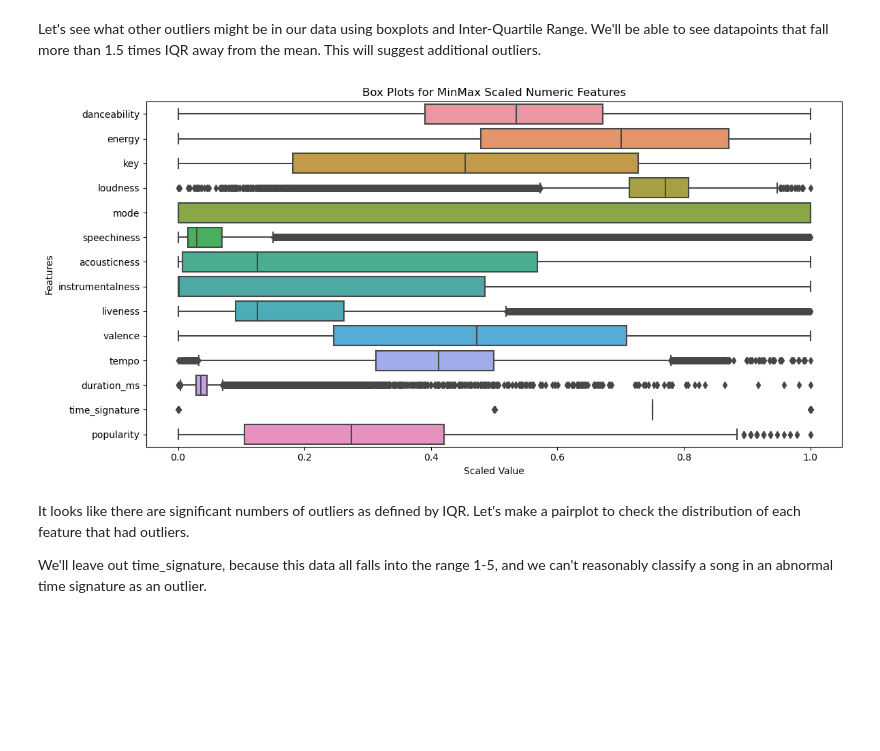
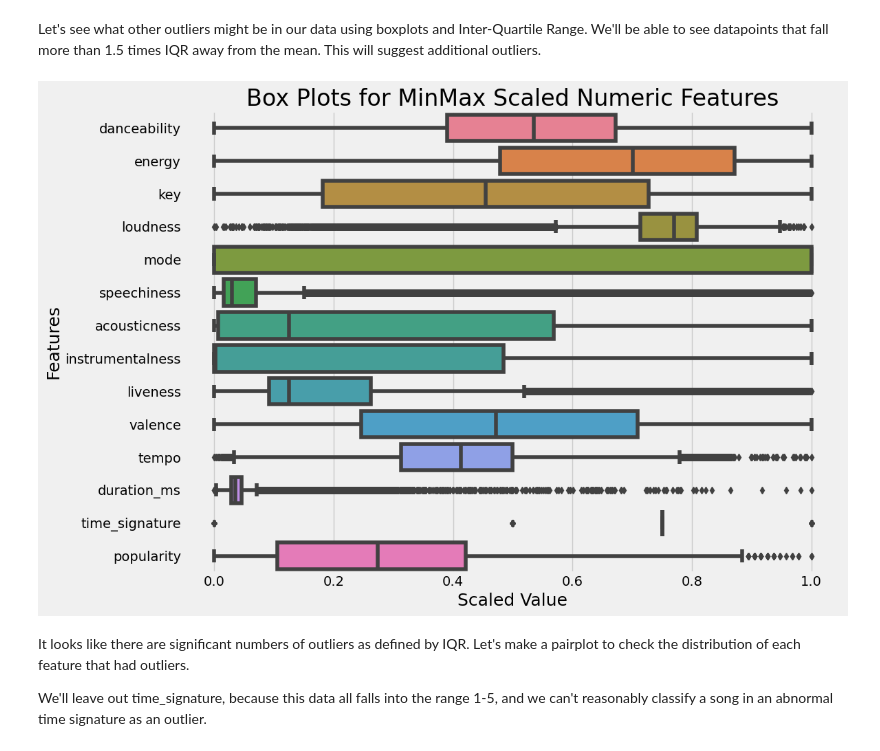
Before and after one commit to jackvandeleuv/music_analysis, a Jupyter notebook: track_cleaning.ipynb, the cells around one changed output. Saved outputs shown, nothing was run; the diff lists cells and outputs as text; code cells hidden in the pictures; blank space fills up the shorter version.

Commit message:
Improved graphs

```diff
--- a/track_cleaning.ipynb
+++ b/track_cleaning.ipynb
@@ -180,23 +180,33 @@ Percent duplicate ID and name: 0.0
 # %% [markdown]
 Let's see what other outliers might be in our data using boxplots and Inter-Quartile Range. We'll be able to see datapoints that fall more than 1.5 times IQR away from the mean. This will suggest additional outliers.
 # %%
+plt.style.use('fivethirtyeight')
+
 numeric_cols = [col for col in tracks.columns if pd.api.types.is_numeric_dtype(tracks[col])]
 boxplot_tracks = tracks[numeric_cols]
 
 # Scale the features using MinMaxScaler for visualization purposes
 scaled_data = MinMaxScaler().fit_transform(boxplot_tracks)
 boxplot_tracks_scaled = pd.DataFrame(scaled_data, columns=boxplot_tracks.columns)
+plt.figure(figsize=(12, 8))
 
-# Plot box plots for each feature
-plt.figure(figsize=(12, 6))
-sns.boxplot(data=boxplot_tracks_scaled, orient='h')
-plt.title('Box Plots for MinMax Scaled Numeric Features')
-plt.xlabel('Scaled Value')
-plt.ylabel('Features')
+# Customize the color palette for the box plots
+color_palette = sns.color_palette("husl", n_colors=len(numeric_cols))
+sns.boxplot(data=boxplot_tracks_scaled, orient='h', palette=color_palette)
+plt.xlabel('Scaled Value', fontsize=18)
+plt.ylabel('Features', fontsize=18)
+
+# Customize the tick label font size
+plt.xticks(fontsize=14)
+plt.yticks(fontsize=14)
+
+# Set the title and increase the font size
+plt.title('Box Plots for MinMax Scaled Numeric Features', fontsize=24)
+
 plt.tight_layout()
 plt.show()
 # %% [output]
-[figure, old version]
+[figure, new version]
 # %% [markdown]
 It looks like there are significant numbers of outliers as defined by IQR. Let's make a pairplot to check the distribution of each feature that had outliers.
 
```
Also changed, not shown: parts of 5 cells of this notebook.
